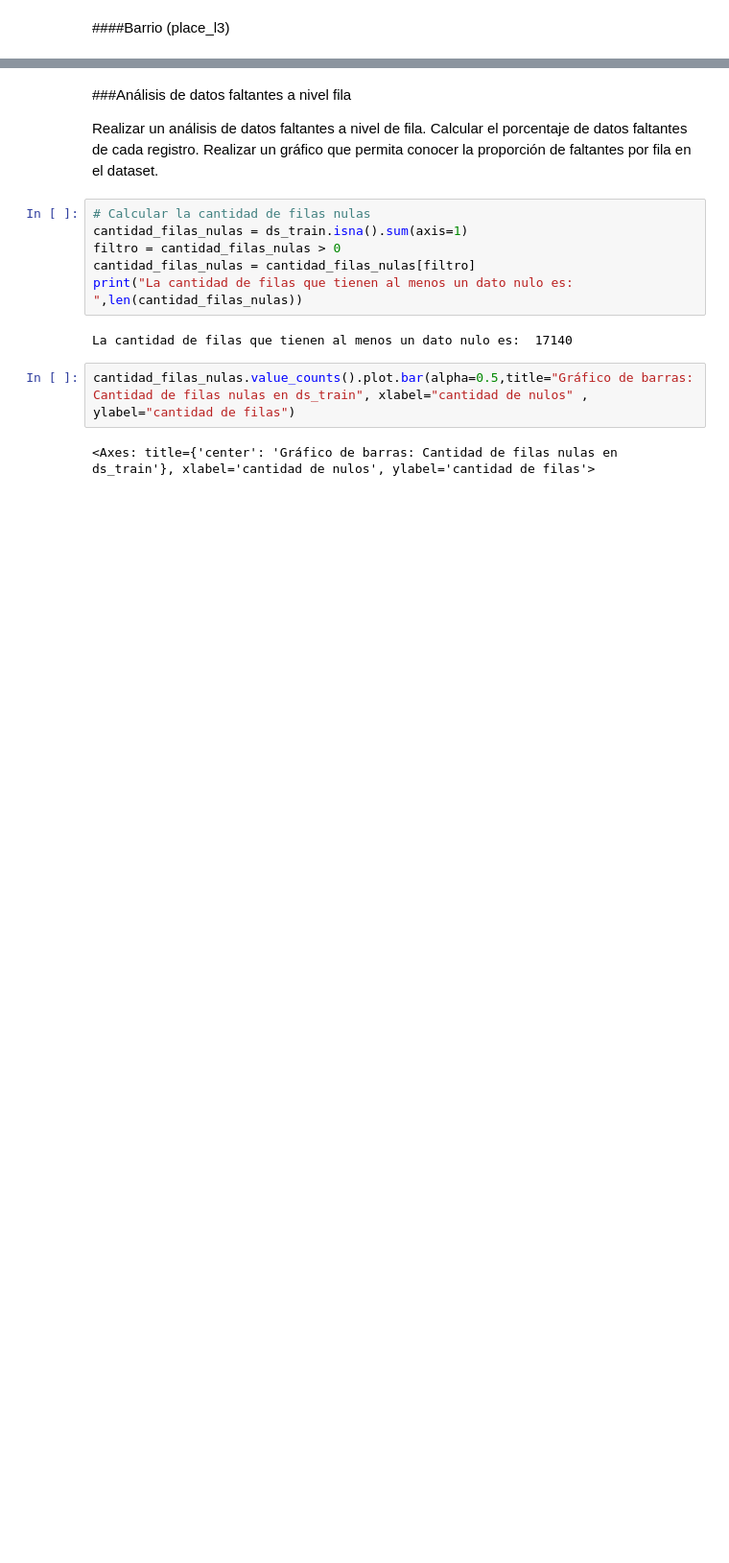
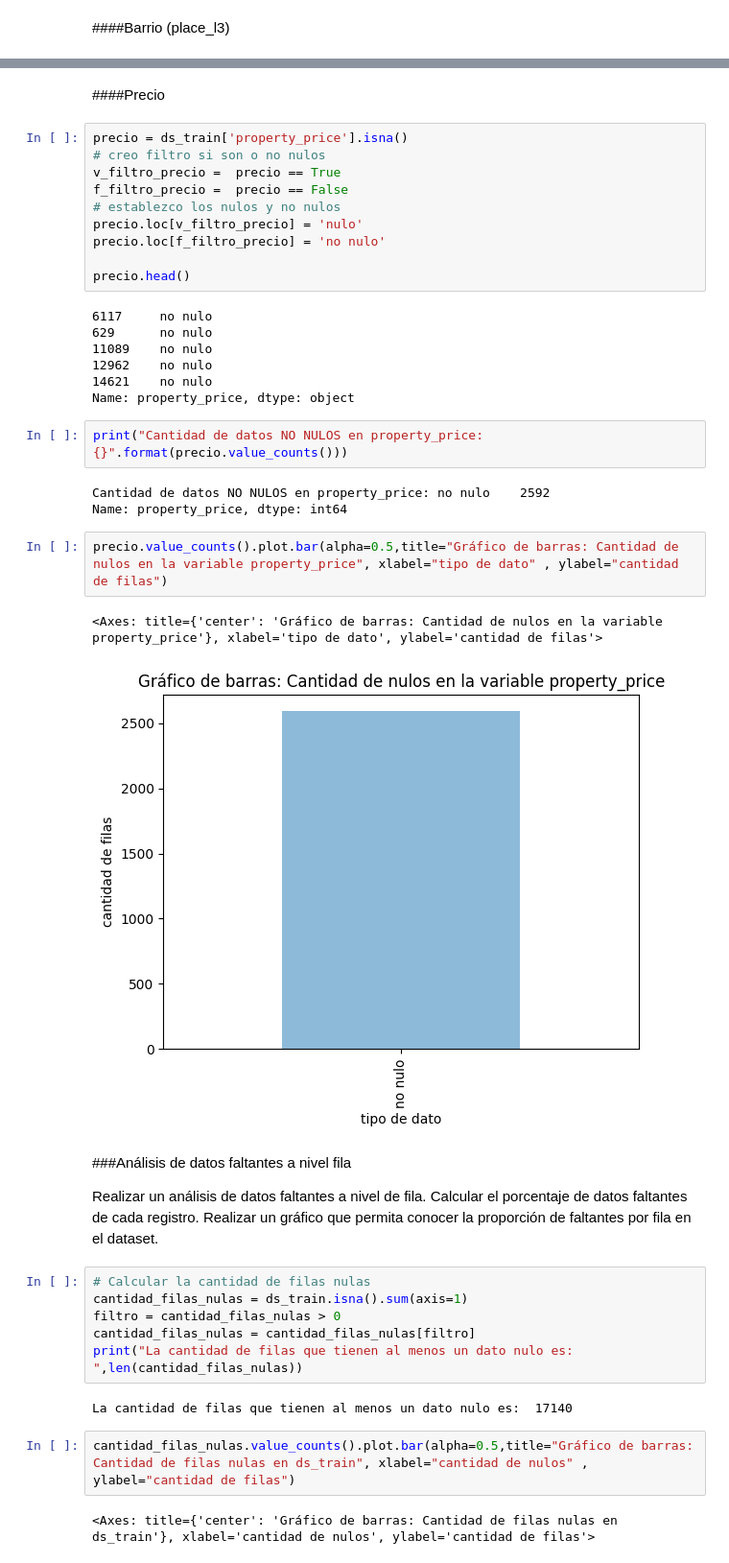
Before and after one commit to kikiymini/7506R-1C2024-GRUPO02, a Jupyter notebook: Copia_de_7506R_1C2024_GRUPO02_N1.ipynb, the cells around one changed output, grey strips where cells are left out. Shown at 96% size. Drawn from its saved outputs; the diff is of its cells as text; blank space fills up the shorter version.

```diff
--- a/Copia_de_7506R_1C2024_GRUPO02_N1.ipynb
+++ b/Copia_de_7506R_1C2024_GRUPO02_N1.ipynb
@@ -436,3 +437,32 @@ barrio.value_counts().plot.bar(alpha=0.5,title="Gráfico de barras: Cantidad de
+# %% [markdown]
+####Precio
+# %%
+precio = ds_train['property_price'].isna()
+# creo filtro si son o no nulos
+v_filtro_precio =  precio == True
+f_filtro_precio =  precio == False
+# establezco los nulos y no nulos
+precio.loc[v_filtro_precio] = 'nulo'
+precio.loc[f_filtro_precio] = 'no nulo'
+
+precio.head()
+# %% [output]
+6117     no nulo
+629      no nulo
+11089    no nulo
+12962    no nulo
+14621    no nulo
+Name: property_price, dtype: object
+# %%
+print("Cantidad de datos NO NULOS en property_price: {}".format(precio.value_counts()))
+# %% [output]
+Cantidad de datos NO NULOS en property_price: no nulo    2592
+Name: property_price, dtype: int64
+# %%
+precio.value_counts().plot.bar(alpha=0.5,title="Gráfico de barras: Cantidad de nulos en la variable property_price", xlabel="tipo de dato" , ylabel="cantidad de filas")
+# %% [output]
+<Axes: title={'center': 'Gráfico de barras: Cantidad de nulos en la variable property_price'}, xlabel='tipo de dato', ylabel='cantidad de filas'>
+[figure, added]
 # %% [markdown]
 ###Análisis de datos faltantes a nivel fila
 
```
Also changed, not shown: parts of 30 cells of this notebook.
